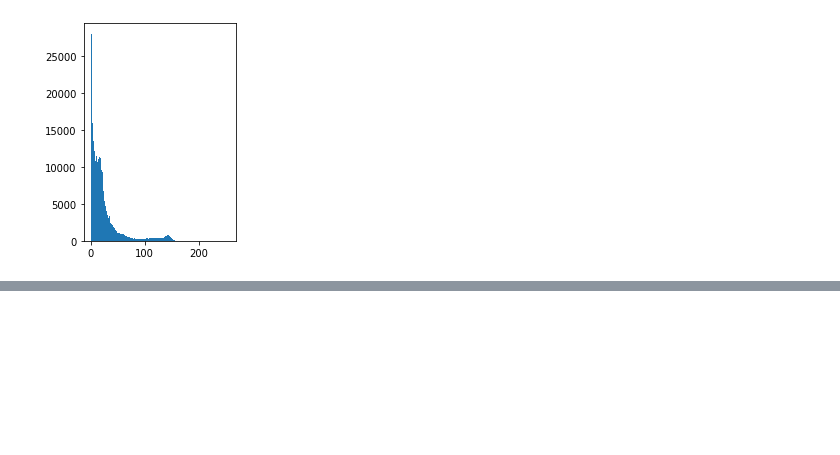
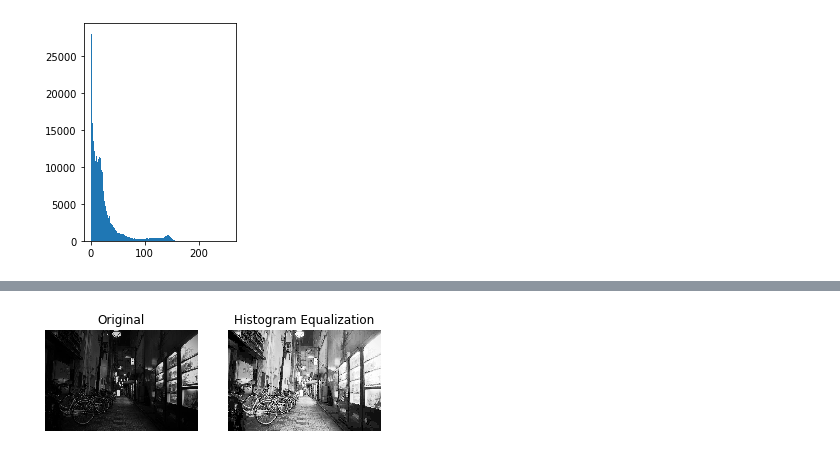
Before and after one commit to anwarfarihin/lab-pengcit, a Jupyter notebook: Tugas Lab 2 - Images/TugasLab2_Muhammad Anwar Farihin_1706039635.ipynb, the cells around one changed output, grey strips where cells are left out. Saved outputs shown, nothing was run; the diff lists cells and outputs as text; code cells hidden in the pictures; blank space fills up the shorter version.

```diff
--- a/Tugas Lab 2 - Images/TugasLab2_Muhammad Anwar Farihin_1706039635.ipynb
+++ b/Tugas Lab 2 - Images/TugasLab2_Muhammad Anwar Farihin_1706039635.ipynb
@@ -22,0 +48,11 @@ plt.show()
+# %%
+#nomor 1 d
+from skimage import exposure
+img1he = exposure.equalize_hist(img1gray)
+plt.subplot(1,2,1); plt.imshow(img1gray,cmap=plt.cm.gray)
+plt.title('Original'); plt.axis("off")
+plt.subplot(1,2,2); plt.imshow(img1he,cmap=plt.cm.gray)
+plt.title('Histogram Equalization'); plt.axis("off")
+plt.show()
+# %% [output]
+[figure, added]
```
Also changed, not shown: parts of 8 cells of this notebook, 1 other file.
